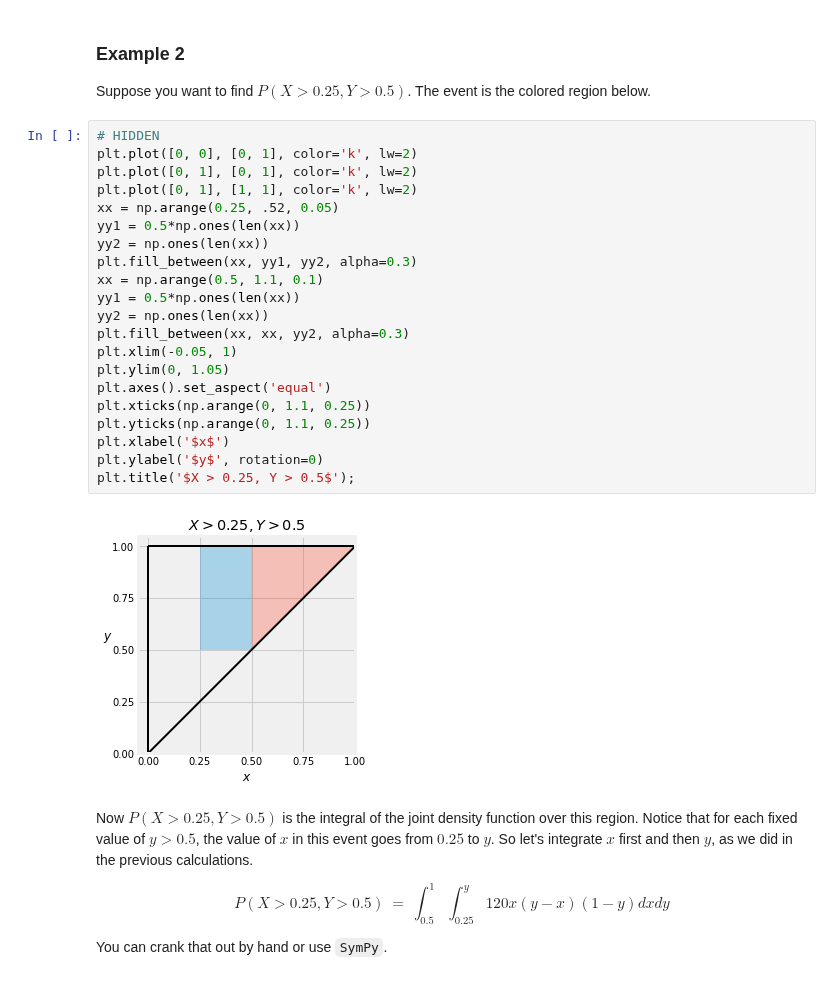
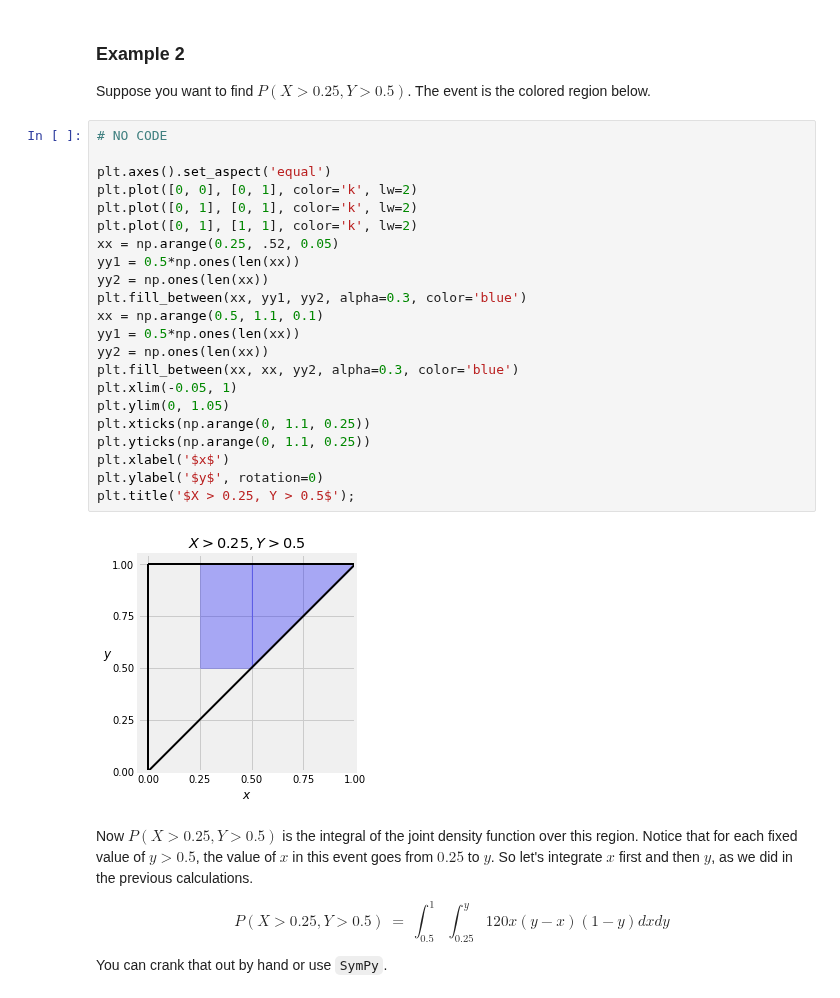
Before and after one commit to prob140/textbook, a Jupyter notebook: notebooks/Chapter_17/01_Probabilities_and_Expectations.ipynb, the cells around one changed output. Saved outputs shown, nothing was run; the diff lists cells and outputs as text.

```diff
--- a/notebooks/Chapter_17/01_Probabilities_and_Expectations.ipynb
+++ b/notebooks/Chapter_17/01_Probabilities_and_Expectations.ipynb
@@ -182,28 +188,29 @@ Integral(f, (x, 0, y/4), (y, 0, 1)).doit()
 ### Example 2 ###
 Suppose you want to find $P(X > 0.25, Y > 0.5)$. The event is the colored region below.
 # %%
-# HIDDEN
+# NO CODE
+
+plt.axes().set_aspect('equal')
 plt.plot([0, 0], [0, 1], color='k', lw=2)
 plt.plot([0, 1], [0, 1], color='k', lw=2)
 plt.plot([0, 1], [1, 1], color='k', lw=2)
 xx = np.arange(0.25, .52, 0.05)
 yy1 = 0.5*np.ones(len(xx))
 yy2 = np.ones(len(xx))
-plt.fill_between(xx, yy1, yy2, alpha=0.3)
+plt.fill_between(xx, yy1, yy2, alpha=0.3, color='blue')
 xx = np.arange(0.5, 1.1, 0.1)
 yy1 = 0.5*np.ones(len(xx))
 yy2 = np.ones(len(xx))
-plt.fill_between(xx, xx, yy2, alpha=0.3)
+plt.fill_between(xx, xx, yy2, alpha=0.3, color='blue')
 plt.xlim(-0.05, 1)
 plt.ylim(0, 1.05)
-plt.axes().set_aspect('equal')
 plt.xticks(np.arange(0, 1.1, 0.25))
 plt.yticks(np.arange(0, 1.1, 0.25))
 plt.xlabel('$x$')
 plt.ylabel('$y$', rotation=0)
 plt.title('$X > 0.25, Y > 0.5$');
 # %% [output]
-[figure, old version]
+[figure, new version]
 # %% [markdown]
 Now $P(X > 0.25, Y > 0.5)$ is the integral of the joint density function over this region. Notice that for each fixed value of $y > 0.5$, the value of $x$ in this event goes from $0.25$ to $y$. So let's integrate $x$ first and then $y$, as we did in the previous calculations.
 
```
Also changed, not shown: parts of 3 cells of this notebook.
